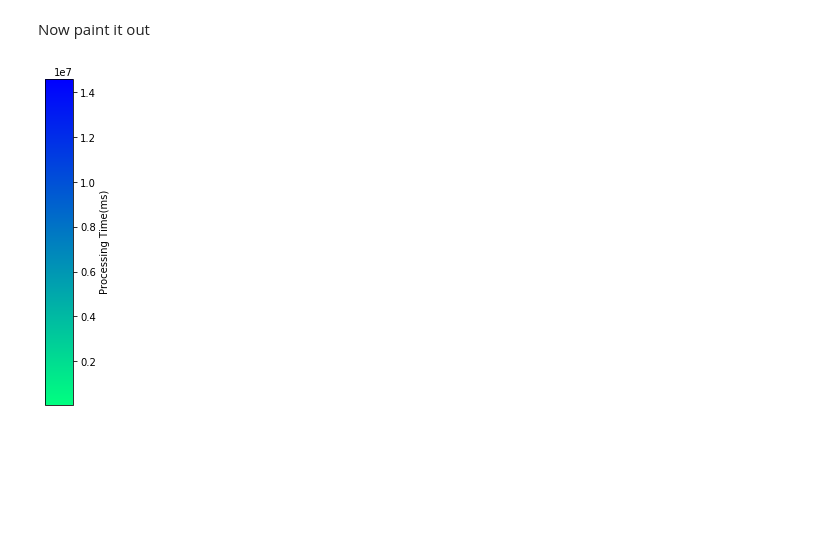
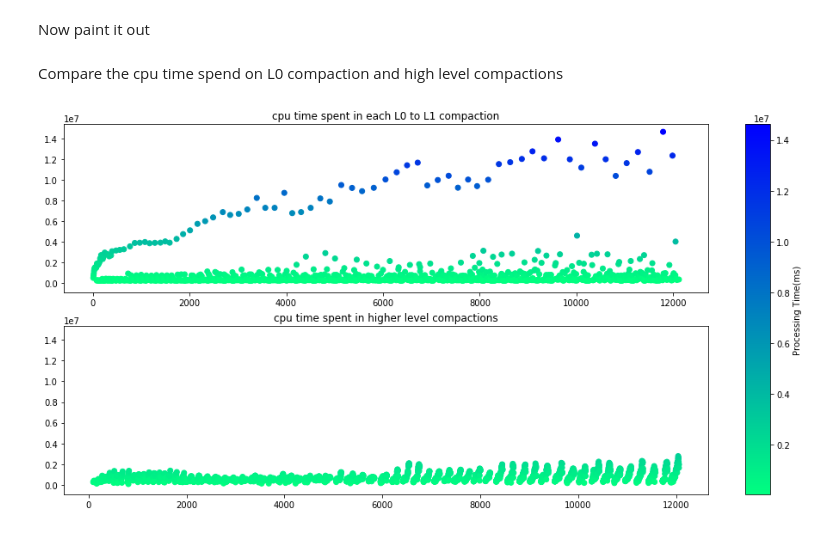
Before and after one commit to supermt/MotivationPlotter, a Jupyter notebook: plot.ipynb, the cells around one changed output. Cells and saved outputs as stored; diff of their text form; code cells hidden in the pictures; blank space fills up the shorter version.

Commit message:
distinguish the L0_Compactions and High_Level_Compactions

```diff
--- a/plot.ipynb
+++ b/plot.ipynb
@@ -20,8 +3,7 @@ Load the file according to the parameters
 # %%
 def log_file_path(memtable_size,cpu_count,storage_device="StorageMaterial.NVMeSSD",workload_size=100,prefix="Resources/"):
     return prefix + str(workload_size) +"GB/" \
-           + "%s/%s/%s" % (
-               "StorageMaterial."+material,
+           + "%s/%s/%s" % (storage_device,
                str(cpu_count)+"CPU",
                str(memtable_size)+"MB")
 # you can test it like this
@@ -115,21 +98,51 @@ for compaction_job in job_id_dict['compaction_started']:
     compaction_latencies.append(compaction_finish_row['compaction_time_micros'])
     compaction_cpu_time.append(compaction_finish_row['compaction_time_cpu_micros'])
 reason_count = len(compaction_reason_dict.keys())
-# %%
-# we need reason_count + 1 subfigures,
-import matplotlib.pyplot as plt
-import matplotlib as mpl
-
-fig, color_bar = plt.subplots(figsize=(0.5, 6))
-# fig.subplots_adjust(left=0.5)
-
-cmap = mpl.cm.winter_r
-norm = mpl.colors.Normalize(vmin=min(compaction_cpu_time), vmax=max(compaction_cpu_time))
-
-cb1 = mpl.colorbar.ColorbarBase(color_bar, cmap=cmap,
-                                norm=norm,
-                                orientation='vertical')
-cb1.set_label('Processing Time(ms)')
-fig.savefig("colorbar.png")
-# %% [output]
-[figure, removed]
+# %% [markdown]
+Compare the cpu time spend on L0 compaction and high level compactions
+# %%
+import matplotlib.pyplot as plt
+import matplotlib as mpl
+import numpy as np
+
+fig = plt.figure(figsize=(16, 9))
+grid = plt.GridSpec(9,13,hspace=2,wspace=1.5)
+l0_compaction = fig.add_subplot(grid[0:4,1:12])
+high_level_compaction = fig.add_subplot(grid[4:8,1:12],sharey=l0_compaction)
+
+l0_compaction.set_title("cpu time spent in each L0 to L1 compaction")
+high_level_compaction.set_title("cpu time spent in higher level compactions")
+
+color_bar = fig.add_subplot(grid[:-1,-1:])
+
+# determine the color bar first
+cmap = mpl.cm.winter_r
+norm = mpl.colors.Normalize(vmin=min(compaction_cpu_time), vmax=max(compaction_cpu_time))
+
+cb1 = mpl.colorbar.ColorbarBase(color_bar, cmap=cmap,
+                                norm=norm,
+                                orientation='vertical')
+cb1.set_label('Processing Time(ms)')
+
+# add data to plot
+l0_compaction_ids = compaction_reason_dict['LevelL0FilesNum']
+high_level_compaction_ids = compaction_reason_dict['LevelMaxLevelSize']
+
+l0_compaction_cpu_times = []
+high_level_compaction_cpu_times = []
+
+for id in l0_compaction_ids:
+    # event_row_dict['compaction_finished'][id][0]['compaction_time_cpu_micros']
+    l0_compaction_cpu_times.append(float(event_row_dict['compaction_finished'][id][0]['compaction_time_cpu_micros']))
+for id in high_level_compaction_ids:
+    high_level_compaction_cpu_times.append(float(event_row_dict['compaction_finished'][id][0]['compaction_time_cpu_micros']))
+
+l0_compaction.scatter(l0_compaction_ids,l0_compaction_cpu_times,
+                      c=l0_compaction_cpu_times,
+                      cmap=cmap)
+high_level_compaction.scatter(high_level_compaction_ids,high_level_compaction_cpu_times,c=high_level_compaction_cpu_times
+                              ,cmap=cmap,norm=norm)
+
+fig.savefig("cpu_time_L0vsHigher.png")
+# %% [output]
+[figure, added]
```
Also changed, not shown: parts of 4 cells of this notebook, 3 other files.
